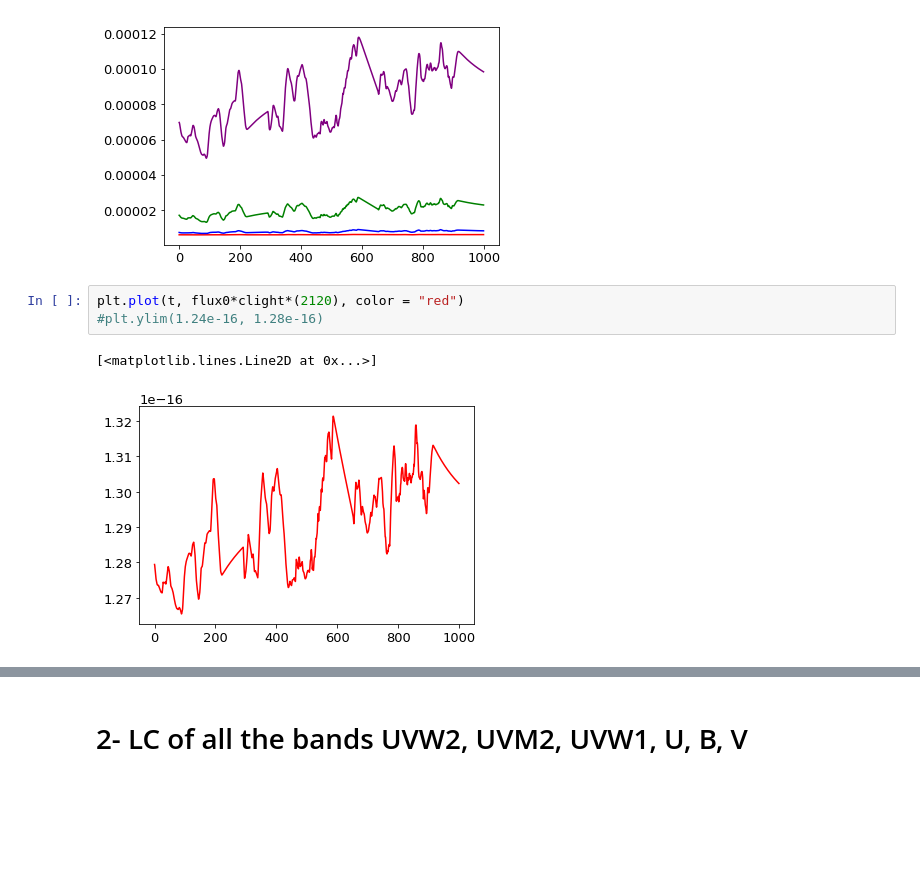
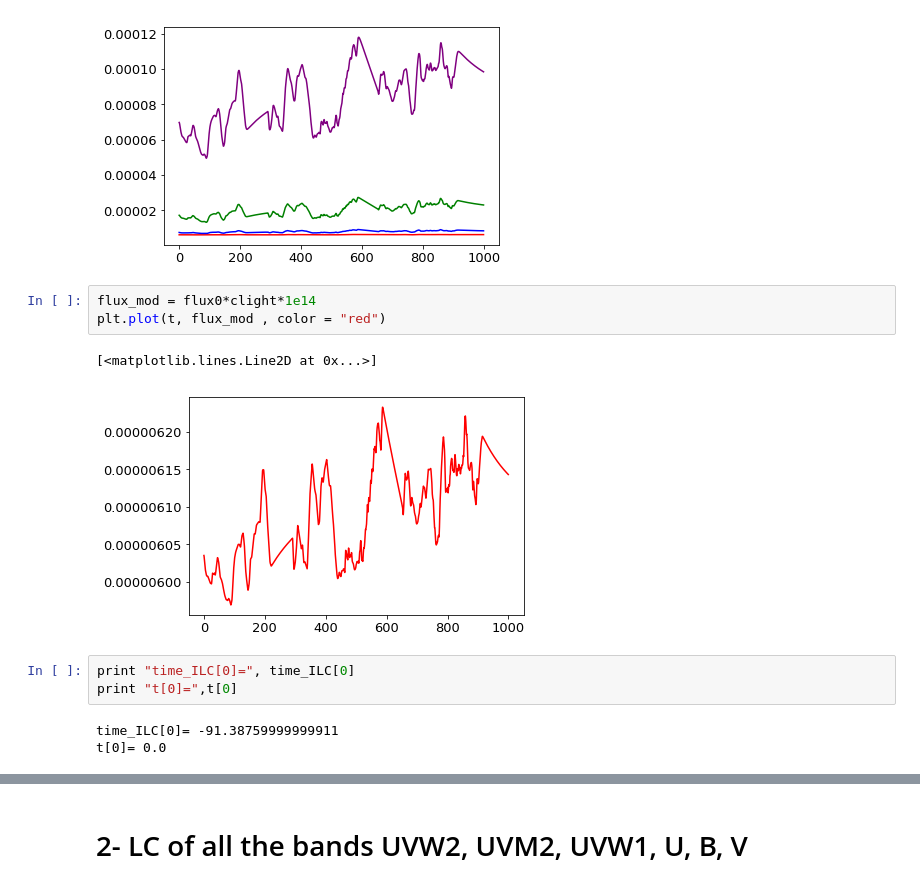
Before and after one commit to husnedereli/Reprocessing_disk, a Jupyter notebook: Compute_UVW2_LC_fitted_with_ADmodel.ipynb, the cells around one changed output, grey strips where cells are left out. Drawn from its saved outputs; the diff is of its cells as text; blank space fills up the shorter version.

```diff
--- a/Compute_UVW2_LC_fitted_with_ADmodel.ipynb
+++ b/Compute_UVW2_LC_fitted_with_ADmodel.ipynb
@@ -237,9 +262,15 @@ plt.plot(t, flux3*clight*1e14 , color = "purple")
 # %% [output]
 [<matplotlib.lines.Line2D at 0x...>]
 [figure]
-# %%
-plt.plot(t, flux0*clight*(2120), color = "red")
-#plt.ylim(1.24e-16, 1.28e-16)
-# %% [output]
-[<matplotlib.lines.Line2D at 0x...>]
-[figure, removed]
+# %%
+flux_mod = flux0*clight*1e14
+plt.plot(t, flux_mod , color = "red")
+# %% [output]
+[<matplotlib.lines.Line2D at 0x...>]
+[figure, added]
+# %%
+print "time_ILC[0]=", time_ILC[0]
+print "t[0]=",t[0]
+# %% [output]
+time_ILC[0]= -91.38759999999911
+t[0]= 0.0
```
Also changed, not shown: parts of 56 cells of this notebook, 4 other files.
